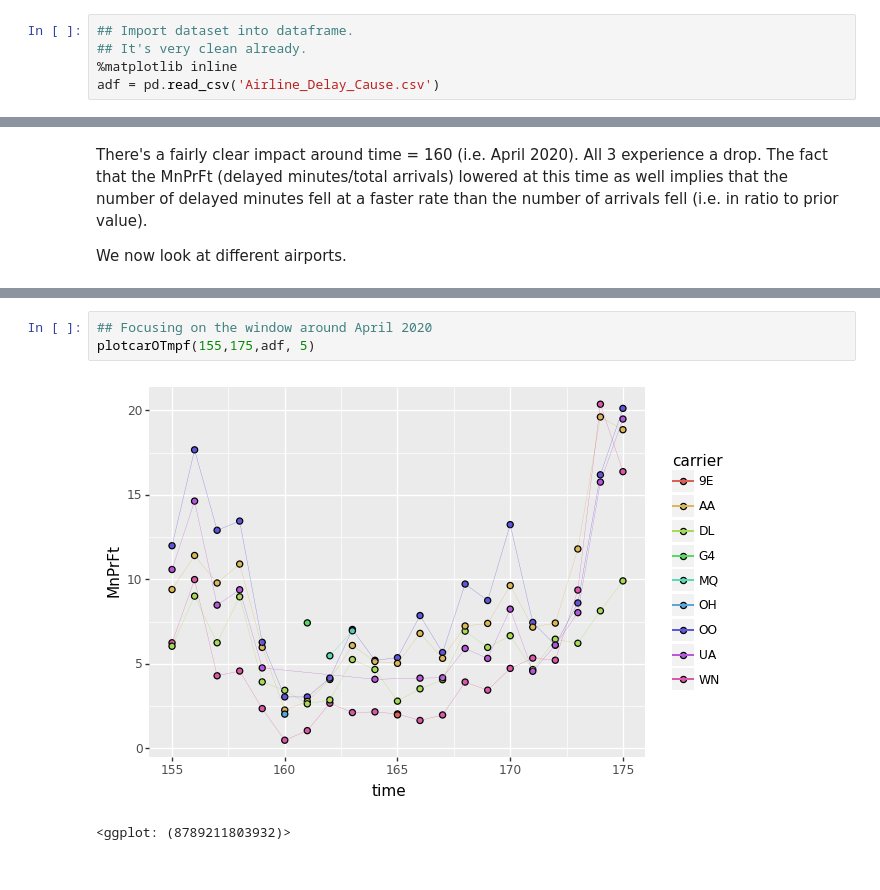
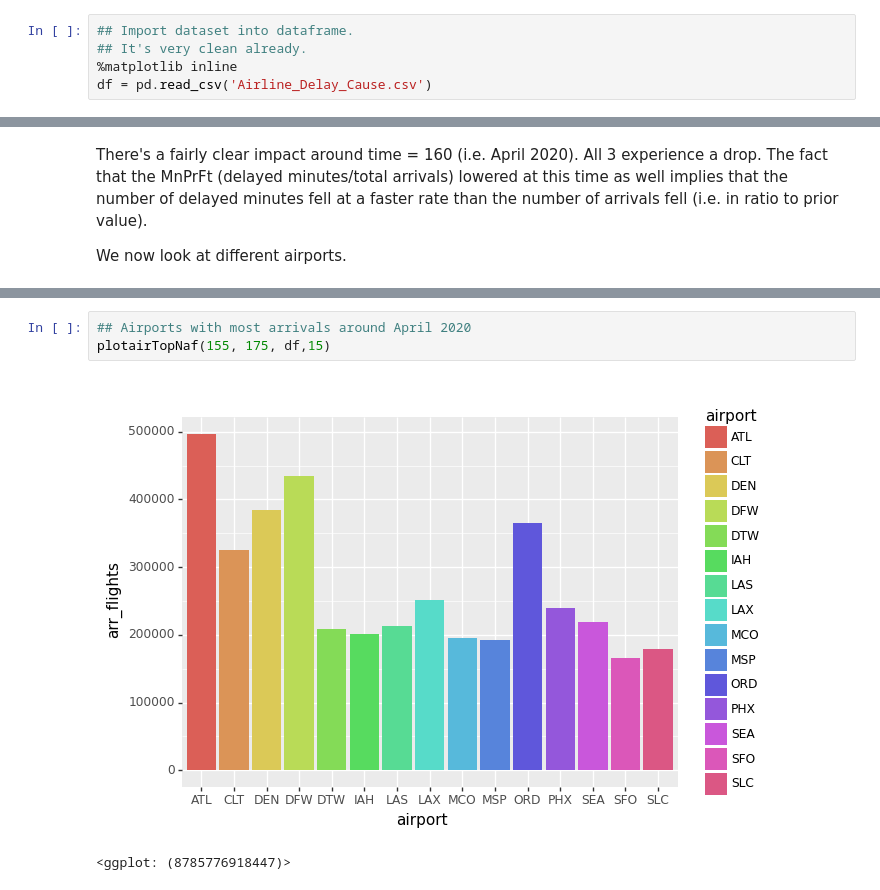
Before and after one commit to acsuf/US_Flight_Delays, a Jupyter notebook: python-project.ipynb, the cells around one changed output, grey strips where cells are left out. Saved outputs shown, nothing was run; the diff lists cells and outputs as text.

```diff
--- a/python-project.ipynb
+++ b/python-project.ipynb
@@ -7,4 +8,4 @@ pd.options.display.max_rows = 100
 ## Import dataset into dataframe.
 ## It's very clean already.
 %matplotlib inline
-adf = pd.read_csv('Airline_Delay_Cause.csv')
+df = pd.read_csv('Airline_Delay_Cause.csv')
@@ -228,6 +86,6 @@ def plotcarOTmpf(lowT,hiT, df, N):
 # %%
-## Focusing on the window around April 2020
-plotcarOTmpf(155,175,adf, 5)
+## Airports with most arrivals around April 2020
+plotairTopNaf(155, 175, df,15)
 # %% [output]
-[figure, old version]
+[figure, new version]
-<ggplot: (8789211803932)>
+<ggplot: (8785776918447)>
```
Also changed, not shown: parts of 41 cells of this notebook, 1 other file.
